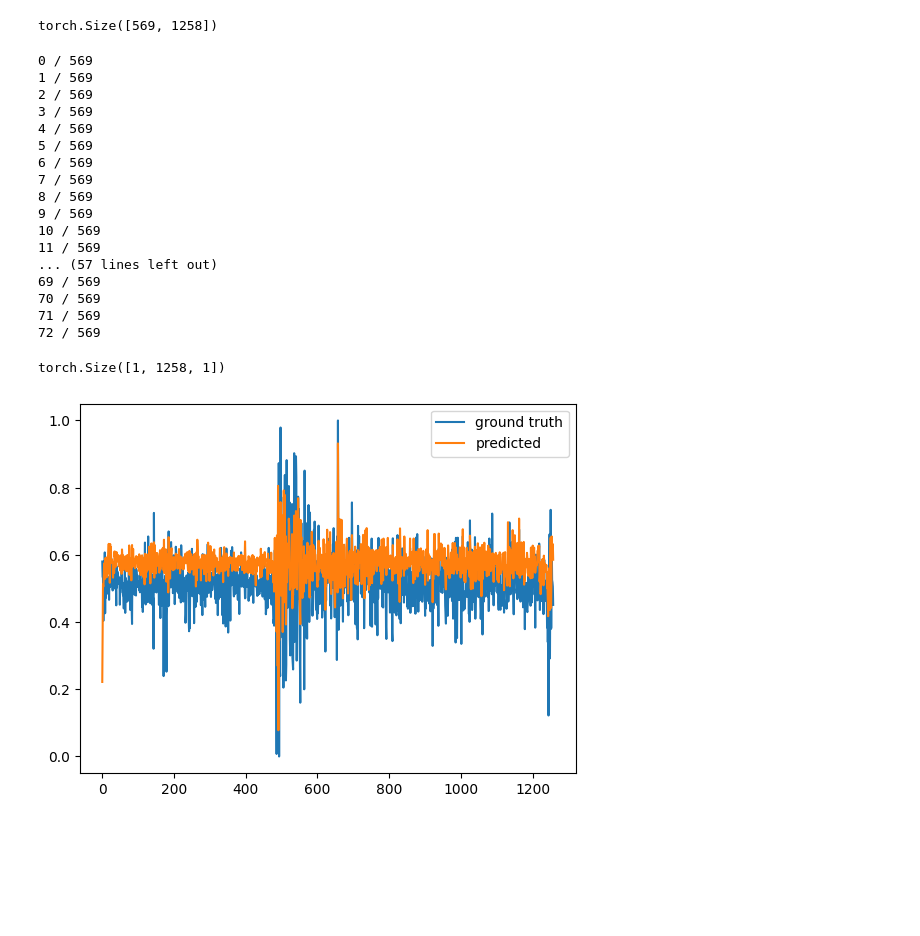
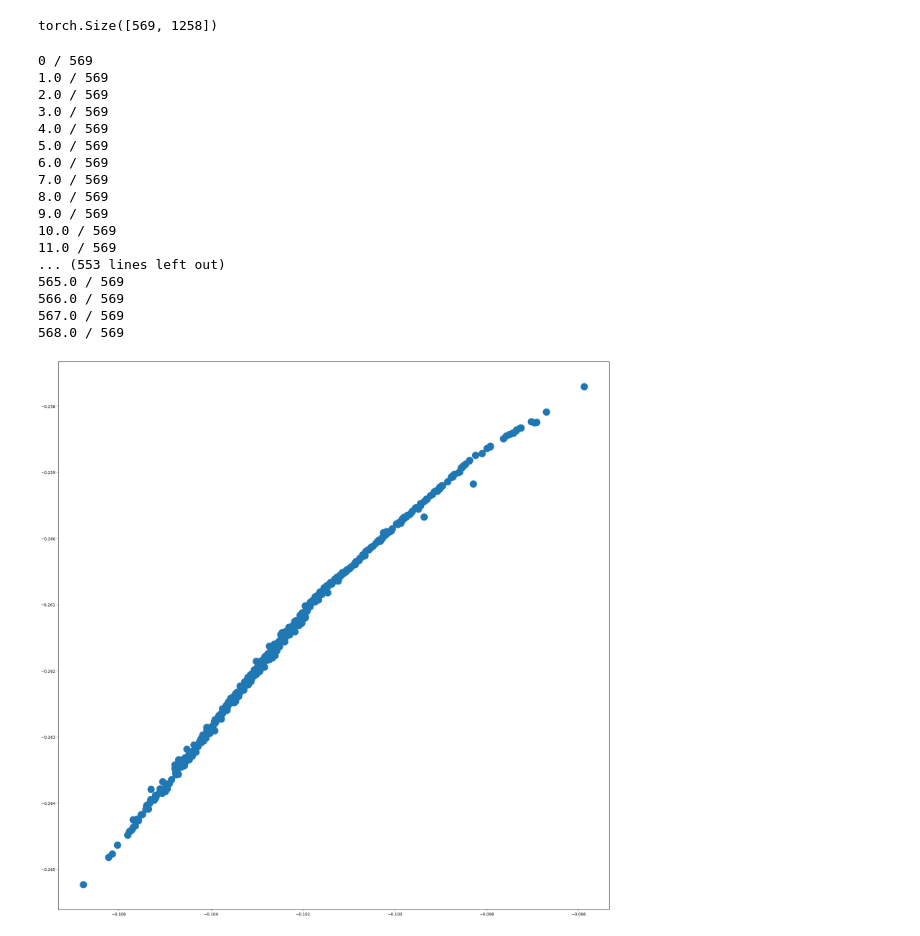
Before and after one commit to MaximeSzymanski/StocksClustering, a Jupyter notebook: clustering_stocks.ipynb, the cells around one changed output. Drawn from its saved outputs; the diff is of its cells as text; code cells hidden in the pictures; blank space fills up the shorter version.

Commit message:
Adding encoder

```diff
--- a/clustering_stocks.ipynb
+++ b/clustering_stocks.ipynb
@@ -445,9 +433,9 @@ import torch.nn as nn
 class LSTMEncoder(nn.Module):
     def __init__(self, input_size, hidden_size, num_layers):
         super().__init__()
-        self.lstm = nn.LSTM(input_size, hidden_size, num_layers=num_layers, batch_first=True, bidirectional=True)
+        self.lstm = nn.LSTM(input_size, hidden_size, num_layers=num_layers, batch_first=True, bidirectional=False)
         self.encoding = nn.Sequential(
-              nn.Linear(hidden_size*2, 1000),
+              nn.Linear(hidden_size, 1000),
               nn.ReLU(),
               nn.Linear(1000, 500),
               nn.Tanh(),
@@ -628,26 +612,26 @@ df_list_daily_return_transformed = []
 compteur = 0
 for x in X:
   print(compteur, '/', len(X))
-  df_list_daily_return_transformed.append(model.encoder(x.unsqueeze(0).unsqueeze(-1)))
-  compteur +=1
+  df_list_daily_return_transformed.append(model.encoder(x.unsqueeze(0).unsqueeze(-1)).detach().cpu().numpy())
+  compteur +=1.
 # %% [output]
 0 / 569
-1 / 569
-2 / 569
-3 / 569
-4 / 569
-5 / 569
-6 / 569
-7 / 569
-8 / 569
-9 / 569
-10 / 569
-11 / 569
-... (57 lines left out)
-69 / 569
-70 / 569
-71 / 569
-72 / 569
+1.0 / 569
+2.0 / 569
+3.0 / 569
+4.0 / 569
+5.0 / 569
+6.0 / 569
+7.0 / 569
+8.0 / 569
+9.0 / 569
+10.0 / 569
+11.0 / 569
+... (553 lines left out)
+565.0 / 569
+566.0 / 569
+567.0 / 569
+568.0 / 569
 # %%
 # test the model on the training data
 predicted_training = []
@@ -679,6 +663,12 @@ plt.legend()
 
 
 plt.show()
-# %% [output]
-torch.Size([1, 1258, 1])
-[figure, removed]
+# %%
+# convert it to a [n_samples, n_features] array
+df_list_daily_return_transformed= np.squeeze(df_list_daily_return_transformed)
+# %%
+plt.figure(figsize=(25,25))
+plt.scatter(df_list_daily_return_transformed[:,0],df_list_daily_return_transformed[:,1], s=300)
+plt.show()
+# %% [output]
+[figure, added]
```
Also changed, not shown: parts of 18 cells of this notebook.
